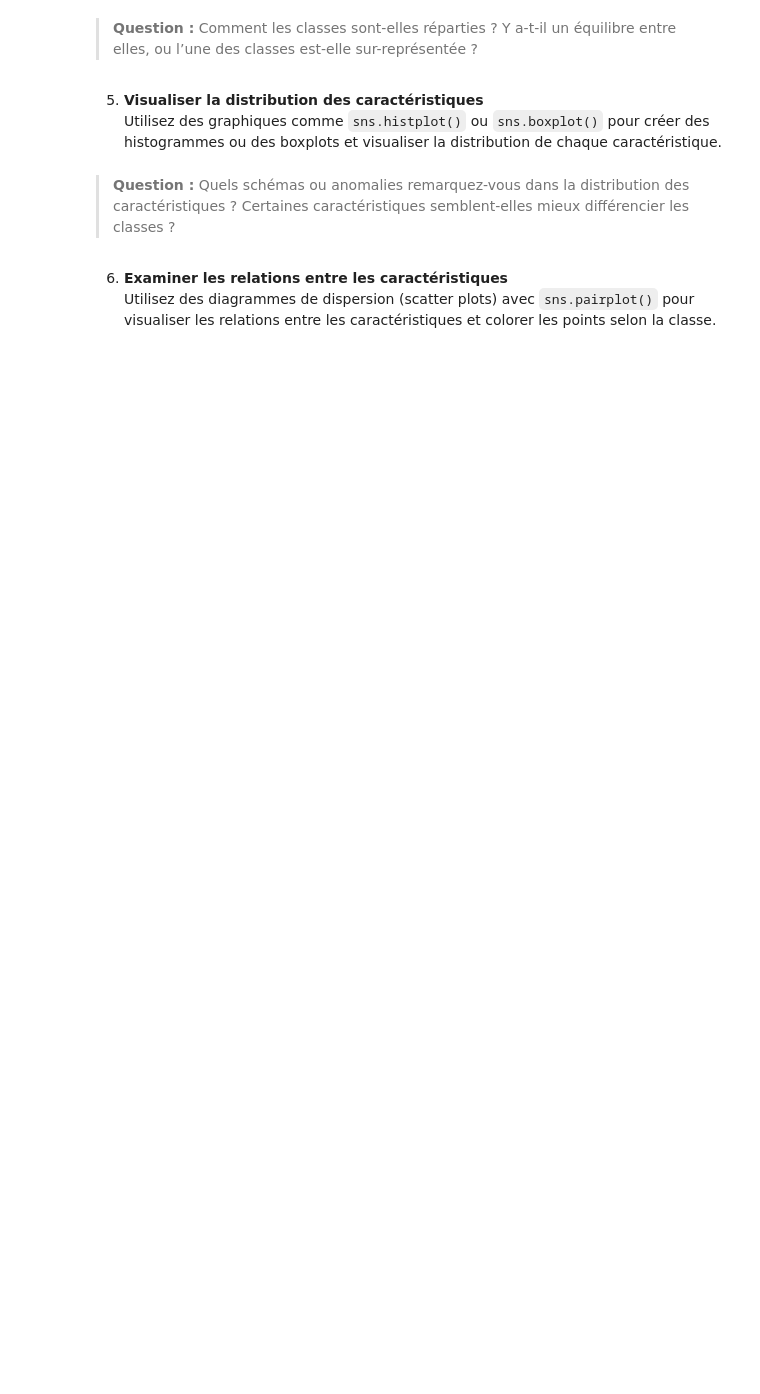
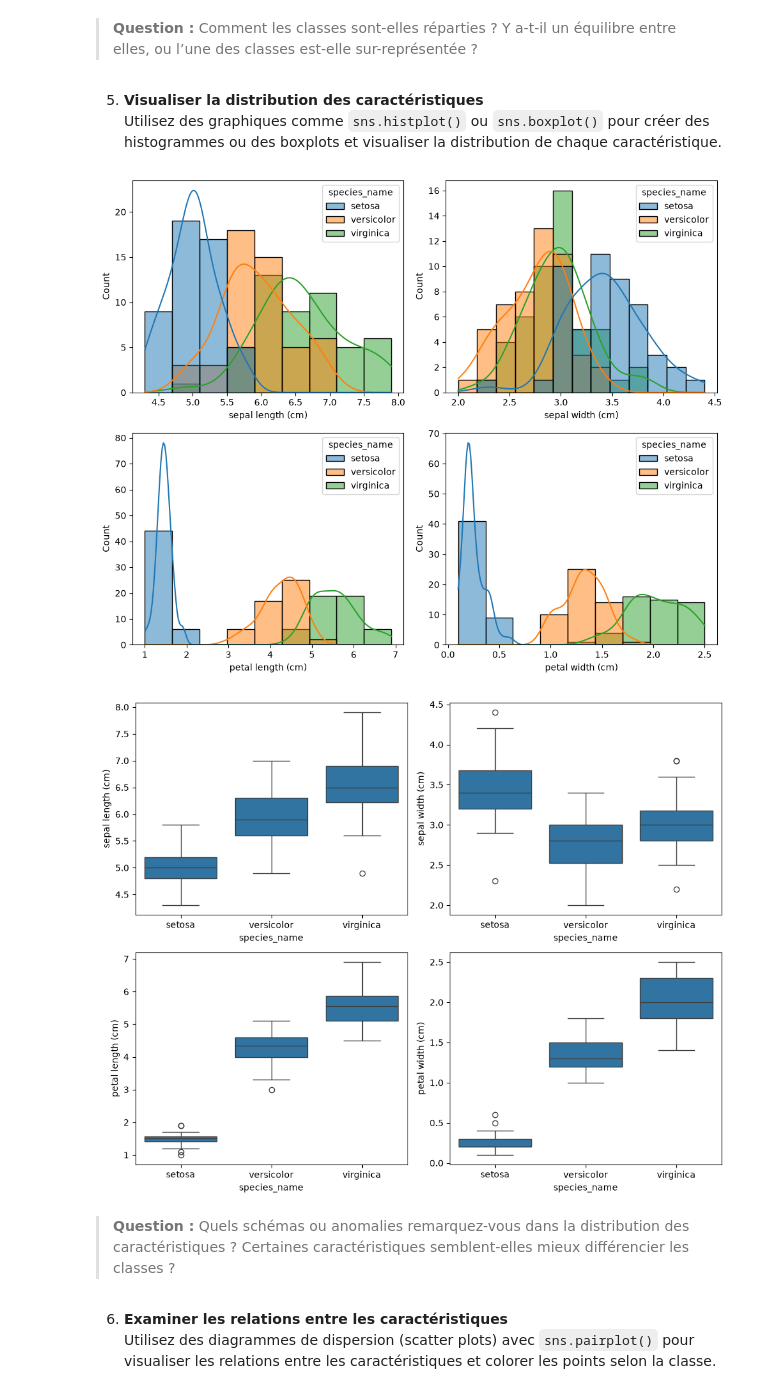
Before and after one commit to loicbonicontact-gif/Machine-Learning-Mise-en-pratique, a Jupyter notebook: notebooks/nb_02_Apprentissage_Supervisé_Classification.ipynb, the cells around one changed output. Cells and saved outputs as stored; diff of their text form; code cells hidden in the pictures; blank space fills up the shorter version.

```diff
--- a/notebooks/nb_02_Apprentissage_Supervisé_Classification.ipynb
+++ b/notebooks/nb_02_Apprentissage_Supervisé_Classification.ipynb
@@ -216,4 +216,14 @@ Nous allons charger le dataset Iris, qui est disponible directement dans `sklear
    - Utilisez `data` et `feature_names` pour créer un DataFrame `pandas`. Les noms des caractéristiques serviront de noms de colonnes.
    - Ajoutez une colonne `species` pour les labels de classe, en utilisant `target`. Pour une meilleure lisibilité, mappez chaque valeur numérique de `target` aux noms de classes correspondants (`target_names`).
 # %%
-# Insérez votre code ici pour charger le dataset Iris
+import pandas as pd
+import numpy as np
+import matplotlib.pyplot as plt
+import seaborn as sns
+from sklearn.datasets import load_iris
+
+iris = load_iris()
+df = pd.DataFrame(iris.data, columns=iris.feature_names)
+df["species"] = iris.target
+df["species_name"] = df["species"].map(dict(enumerate(iris.target_names)))
+df
@@ -260,7 +321,21 @@ L’exploration des données, ou **Exploratory Data Analysis (EDA)**, est une é
 5. **Visualiser la distribution des caractéristiques**
    Utilisez des graphiques comme `sns.histplot()` ou `sns.boxplot()` pour créer des histogrammes ou des boxplots et visualiser la distribution de chaque caractéristique.
 # %%
-# Insérez votre code ici pour visualiser la distribution des caractéristiques
+features = iris.feature_names
+fig, axes = plt.subplots(2, 2, figsize=(10, 8))
+for ax, feature in zip(axes.ravel(), features):
+    sns.histplot(data=df, x=feature, hue="species_name", kde=True, ax=ax)
+plt.tight_layout()
+plt.show()
+
+fig, axes = plt.subplots(2, 2, figsize=(10, 8))
+for ax, feature in zip(axes.ravel(), features):
+    sns.boxplot(data=df, x="species_name", y=feature, ax=ax)
+plt.tight_layout()
+plt.show()
+# %% [output]
+[figure, added]
+[figure, added]
 # %% [markdown]
 > **Question :** Quels schémas ou anomalies remarquez-vous dans la distribution des caractéristiques ? Certaines caractéristiques semblent-elles mieux différencier les classes ?
 # %% [markdown]
```
Also changed, not shown: parts of 28 cells of this notebook.
